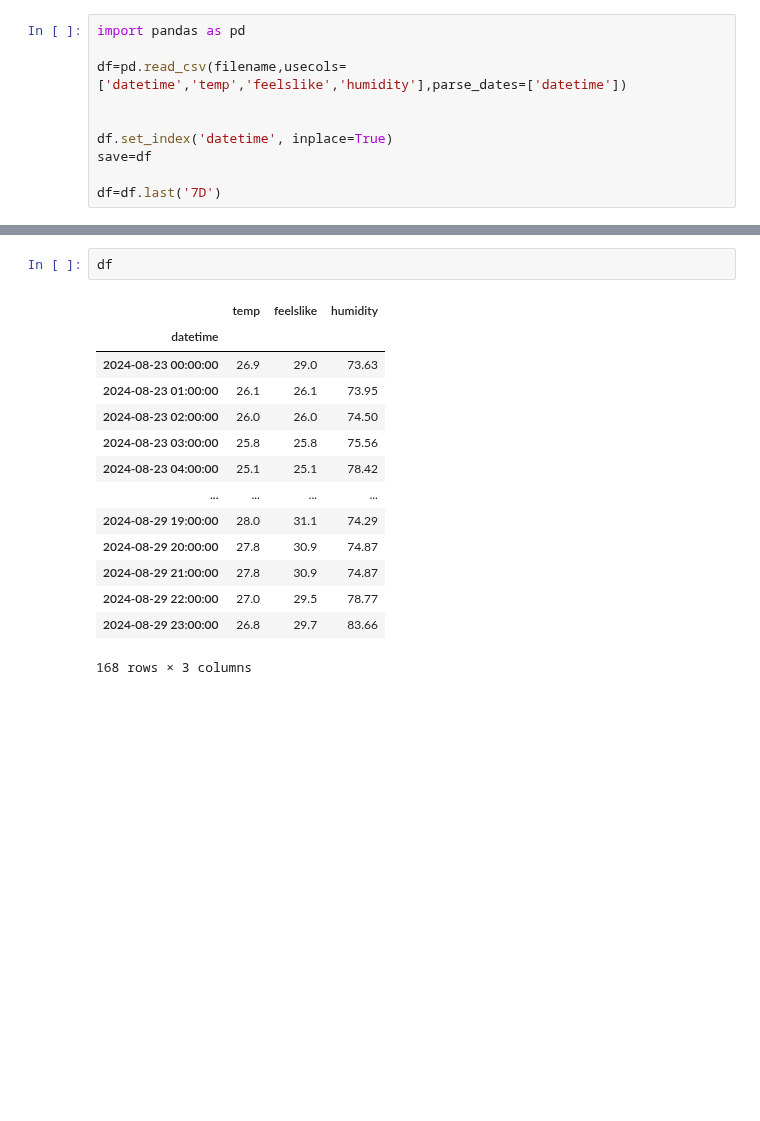
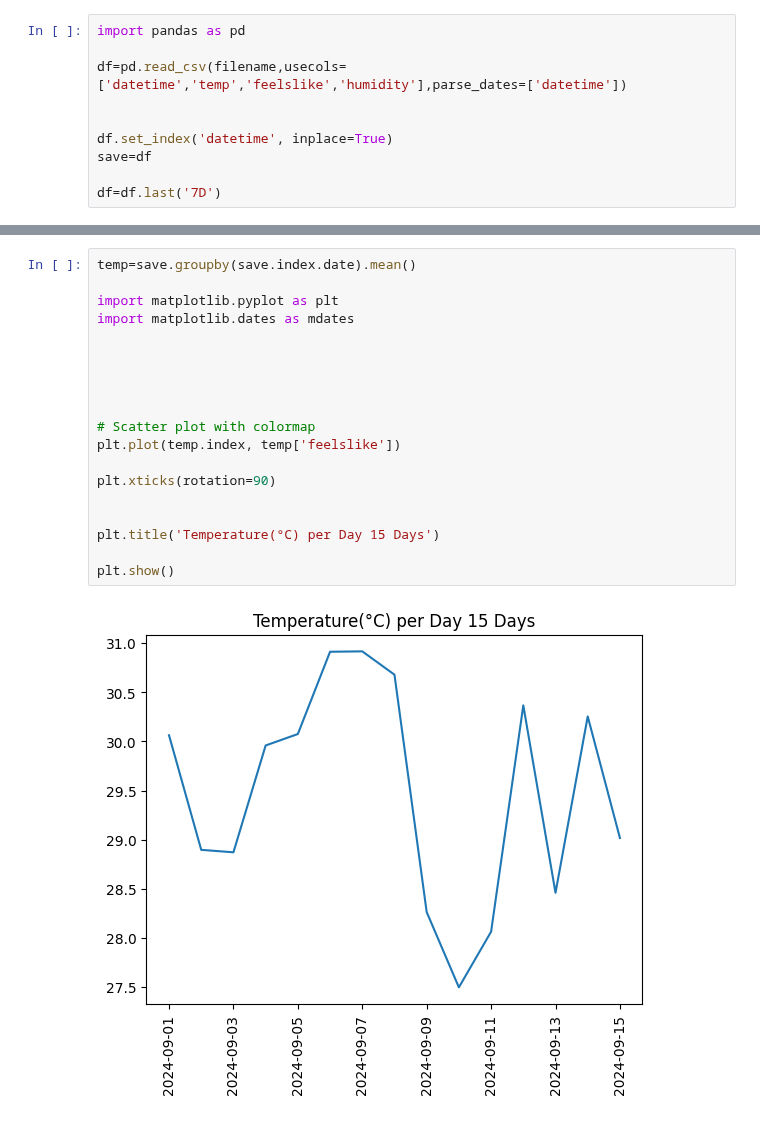
Before and after one commit to werowe/HypatiaAcademy, a Jupyter notebook: stats/current_weather.ipynb, the cells around one changed output, grey strips where cells are left out. Drawn from its saved outputs; the diff is of its cells as text; blank space fills up the shorter version.

```diff
--- a/stats/current_weather.ipynb
+++ b/stats/current_weather.ipynb
@@ -130,17 +130,21 @@ plt.show()
-# %%
-df
-# %% [output]
-|  | temp | feelslike | humidity |
-| datetime |  |  |  |
-| 2024-08-23 00:00:00 | 26.9 | 29.0 | 73.63 |
-| 2024-08-23 01:00:00 | 26.1 | 26.1 | 73.95 |
-| 2024-08-23 02:00:00 | 26.0 | 26.0 | 74.50 |
-| 2024-08-23 03:00:00 | 25.8 | 25.8 | 75.56 |
-| 2024-08-23 04:00:00 | 25.1 | 25.1 | 78.42 |
-| ... | ... | ... | ... |
-| 2024-08-29 19:00:00 | 28.0 | 31.1 | 74.29 |
-| 2024-08-29 20:00:00 | 27.8 | 30.9 | 74.87 |
-| 2024-08-29 21:00:00 | 27.8 | 30.9 | 74.87 |
-| 2024-08-29 22:00:00 | 27.0 | 29.5 | 78.77 |
-| 2024-08-29 23:00:00 | 26.8 | 29.7 | 83.66 |
-168 rows × 3 columns
+# %%
+temp=save.groupby(save.index.date).mean()
+
+import matplotlib.pyplot as plt
+import matplotlib.dates as mdates
+
+
+
+
+
+# Scatter plot with colormap
+plt.plot(temp.index, temp['feelslike'])
+
+plt.xticks(rotation=90)
+
+
+plt.title('Temperature(°C) per Day 15 Days')
+
+plt.show()
+# %% [output]
+[figure, added]
```
Also changed, not shown: parts of 5 cells of this notebook.
